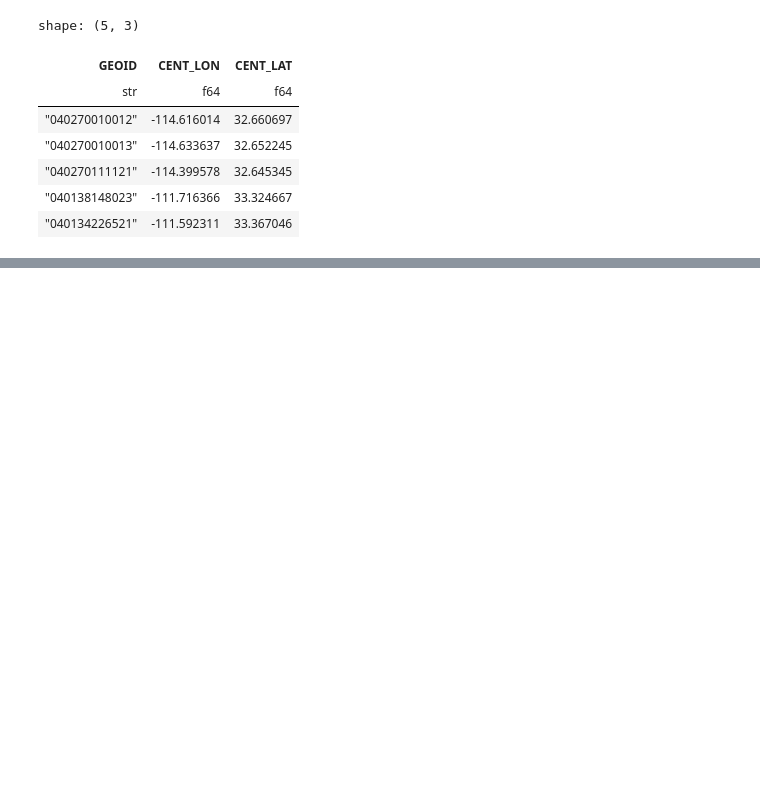
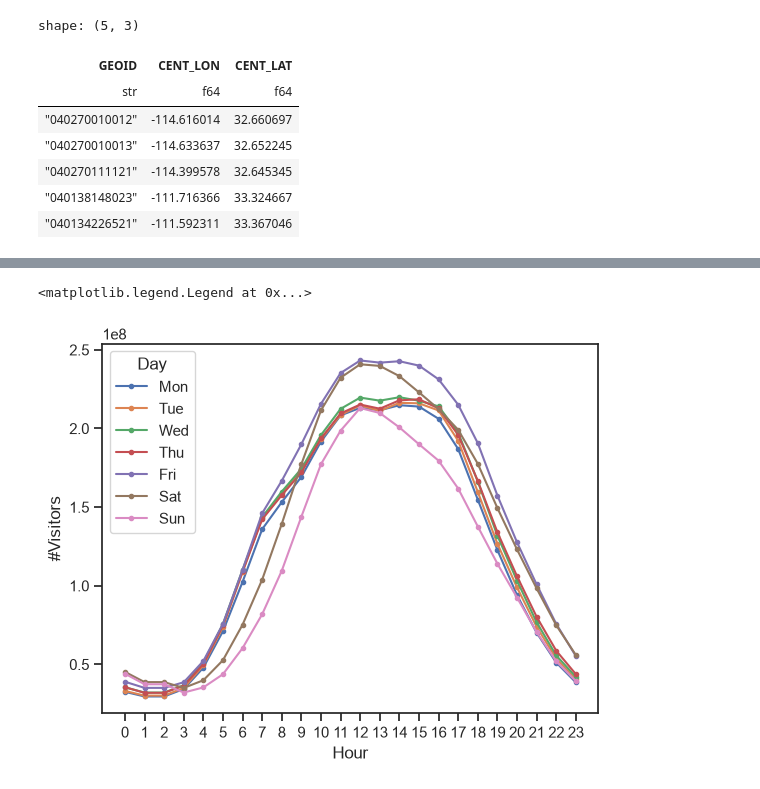
Before and after one commit to marcus-friis/weekly-patterns-plus-exploration, a Jupyter notebook: notebooks/duck-test.ipynb, the cells around one changed output, grey strips where cells are left out. Cells and saved outputs as stored; diff of their text form; code cells hidden in the pictures; blank space fills up the shorter version.

```diff
--- a/notebooks/duck-test.ipynb
+++ b/notebooks/duck-test.ipynb
@@ -207,0 +197,42 @@ ax.set_axis_off()
+# %%
+hour_sum = con.sql("""
+    WITH x AS (
+        SELECT from_json(VISITS_BY_EACH_HOUR, '["INTEGER"]')::INTEGER[168] AS VISITS_BY_EACH_HOUR
+        FROM wpp_arizona
+        WHERE VISITS_BY_EACH_HOUR IS NOT NULL
+    ), y AS (
+        SELECT
+            unnest(VISITS_BY_EACH_HOUR) AS VISITS,
+            generate_subscripts(VISITS_BY_EACH_HOUR, 1) AS HOUR
+        FROM x
+    )
+    SELECT
+        HOUR, SUM(VISITS) AS VISITS
+    FROM y
+    GROUP BY 1
+    ORDER BY 1
+""").pl().select("VISITS").to_numpy().T[0]
+
+n = hour_sum.shape[0]
+hours_per_day = 24
+n_days = n // hours_per_day  # 7
+
+x = np.arange(hours_per_day)
+_, ax = plt.subplots()
+
+day_names = ["Mon", "Tue", "Wed", "Thu", "Fri", "Sat", "Sun"]
+
+for i in range(n_days):
+    start = i * hours_per_day
+    end = start + hours_per_day
+    day_data = hour_sum[start:end]
+    label = day_names[i] if i < len(day_names) else f"Day {i + 1}"
+    ax.plot(x, day_data, label=label, marker="o", markersize=3)
+
+ax.set_xticks(x)
+ax.set_xlabel("Hour")
+ax.set_ylabel("#Visitors")
+ax.legend(title="Day")
+# %% [output]
+<matplotlib.legend.Legend at 0x...>
+[figure, added]
```
Also changed, not shown: parts of 15 cells of this notebook.
